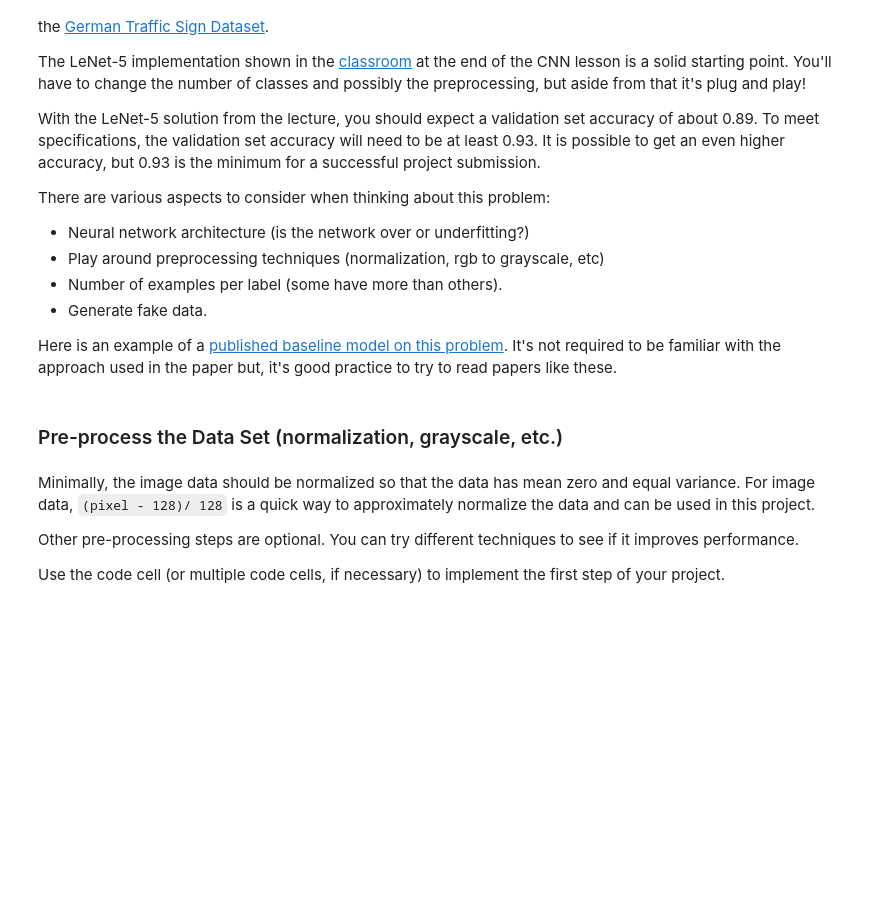
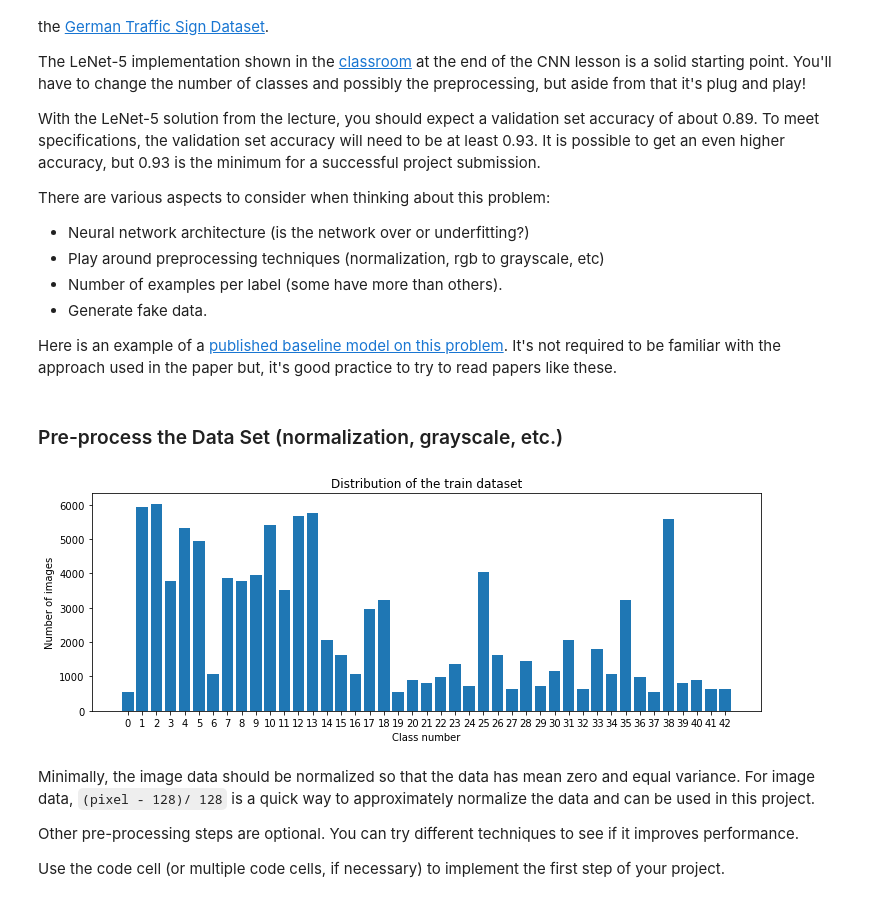
Before and after one commit to TakashiNakagawa/CarND-Traffic-Sign-Classifier-Project, a Jupyter notebook: Traffic_Sign_Classifier.ipynb, the cells around one changed output. Drawn from its saved outputs; the diff is of its cells as text; code cells hidden in the pictures; blank space fills up the shorter version.

```diff
--- a/Traffic_Sign_Classifier.ipynb
+++ b/Traffic_Sign_Classifier.ipynb
@@ -125,8 +122,8 @@ show_one_image_of_each_classes(X_train)
 # %% [output]
 [figure]
 # %%
-def plot_number_of_images_per_class(train_images):
-    num_of_samples = [len(np.where(y_train == i)[0]) for i in range(n_classes)]
+def plot_number_of_images_per_class(train_images, labels):
+    num_of_samples = [len(np.where(labels == i)[0]) for i in range(n_classes)]
     plt.figure(figsize=(12, 4))
     plt.bar(range(0, n_classes), num_of_samples)
     plt.title("Distribution of the train dataset")
@@ -135,7 +132,7 @@ def plot_number_of_images_per_class(train_images):
     plt.ylabel("Number of images")
     plt.show()
 
-plot_number_of_images_per_class(X_train)
+plot_number_of_images_per_class(X_train, y_train)
 # %% [output]
 [figure]
 # %% [markdown]
@@ -162,3 +188,15 @@ Here is an example of a [published baseline model on this problem](http://yann.l
+# %%
+def load_augmented():
+    X_train_rot = np.load('./X_train_rot.npy')
+    X_train_trans = np.load('./X_train_trans.npy')
+    x = np.concatenate((X_train, X_train_rot, X_train_trans))
+    y = np.concatenate((y_train, y_train, y_train))
+    return (x,y)
+
+X_train, y_train = load_augmented()
+plot_number_of_images_per_class(X_train, y_train)
+# %% [output]
+[figure, added]
 # %% [markdown]
 Minimally, the image data should be normalized so that the data has mean zero and equal variance. For image data, `(pixel - 128)/ 128` is a quick way to approximately normalize the data and can be used in this project.
 
```
Also changed, not shown: parts of 10 cells of this notebook, 1 other file.
